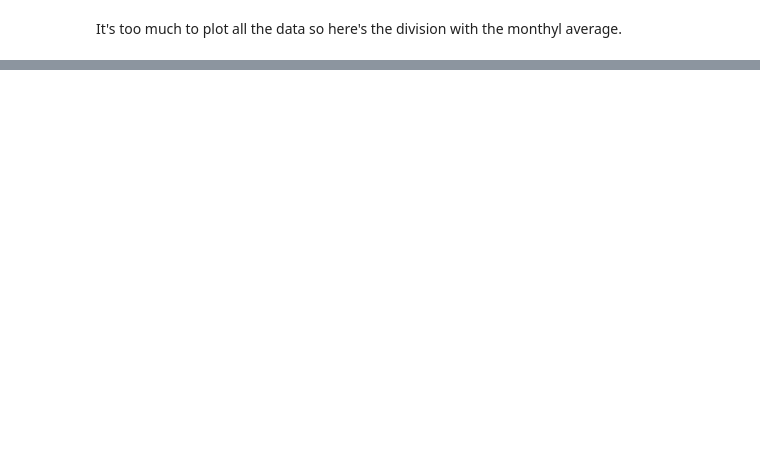
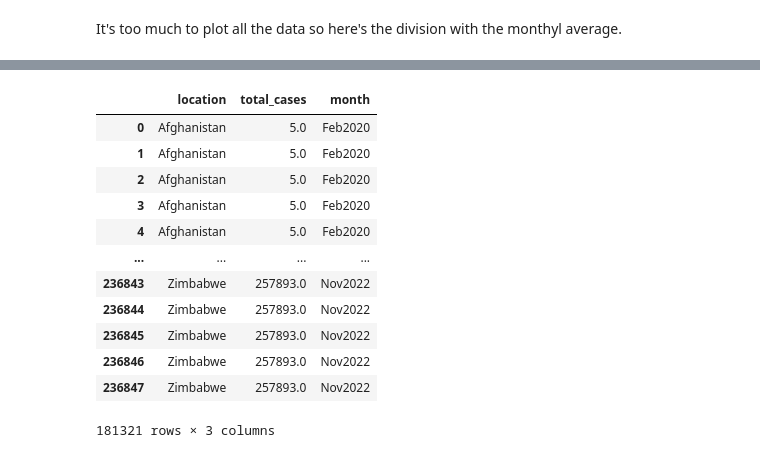
Before and after one commit to jlarija/DataVisualisationProject, a Jupyter notebook: iHateTheUK.ipynb, the cells around one changed output, grey strips where cells are left out. Saved outputs shown, nothing was run; the diff lists cells and outputs as text; code cells hidden in the pictures; blank space fills up the shorter version.

```diff
--- a/iHateTheUK.ipynb
+++ b/iHateTheUK.ipynb
@@ -282,0 +262,16 @@ NameError: name 'get_list_months' is not defined
+# %%
+month_df
+# %% [output]
+|  | location | total_cases | month |
+| 0 | Afghanistan | 5.0 | Feb2020 |
+| 1 | Afghanistan | 5.0 | Feb2020 |
+| 2 | Afghanistan | 5.0 | Feb2020 |
+| 3 | Afghanistan | 5.0 | Feb2020 |
+| 4 | Afghanistan | 5.0 | Feb2020 |
+| ... | ... | ... | ... |
+| 236843 | Zimbabwe | 257893.0 | Nov2022 |
+| 236844 | Zimbabwe | 257893.0 | Nov2022 |
+| 236845 | Zimbabwe | 257893.0 | Nov2022 |
+| 236846 | Zimbabwe | 257893.0 | Nov2022 |
+| 236847 | Zimbabwe | 257893.0 | Nov2022 |
+181321 rows × 3 columns
```
Also changed, not shown: parts of 16 cells of this notebook, 3 other files.
